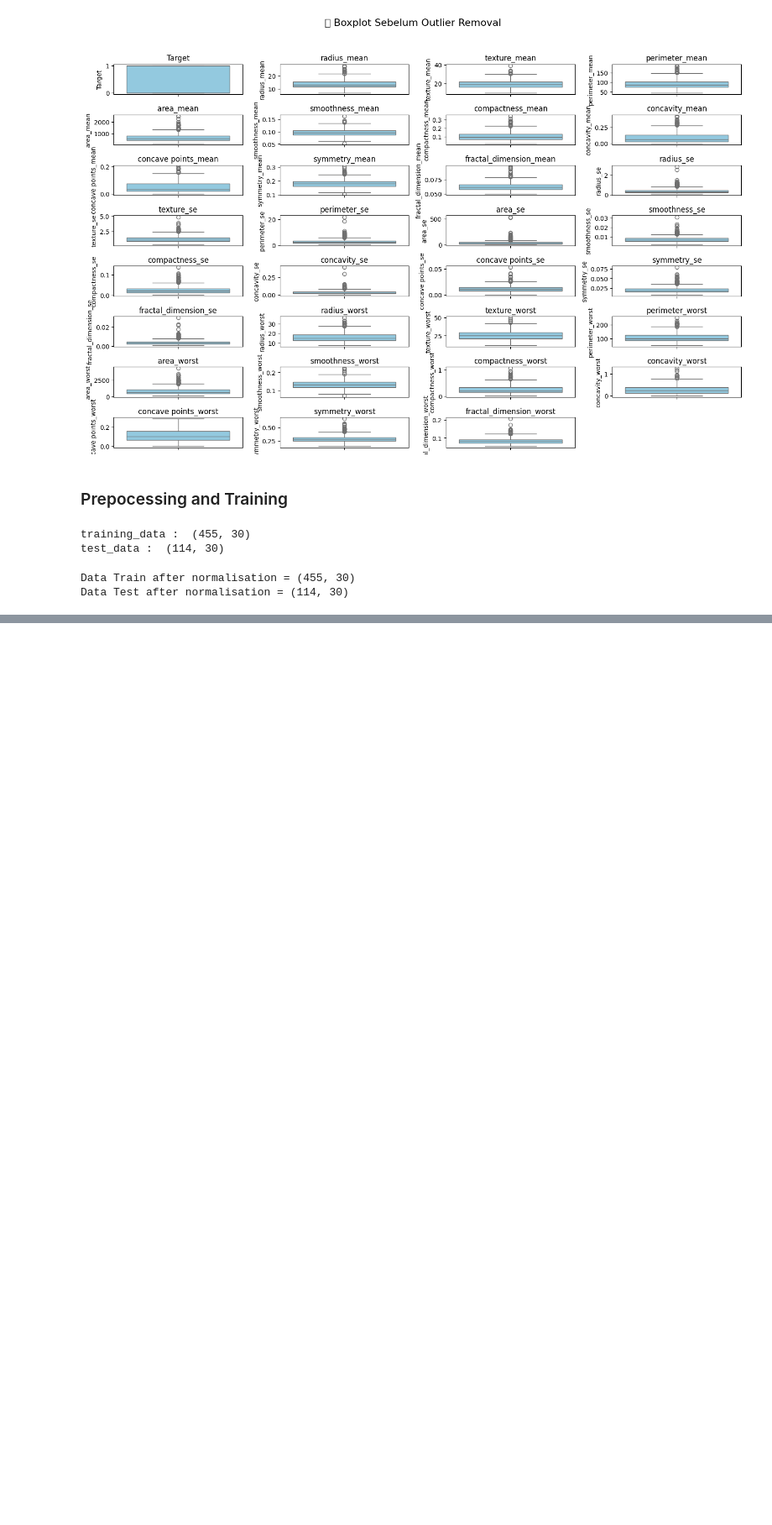
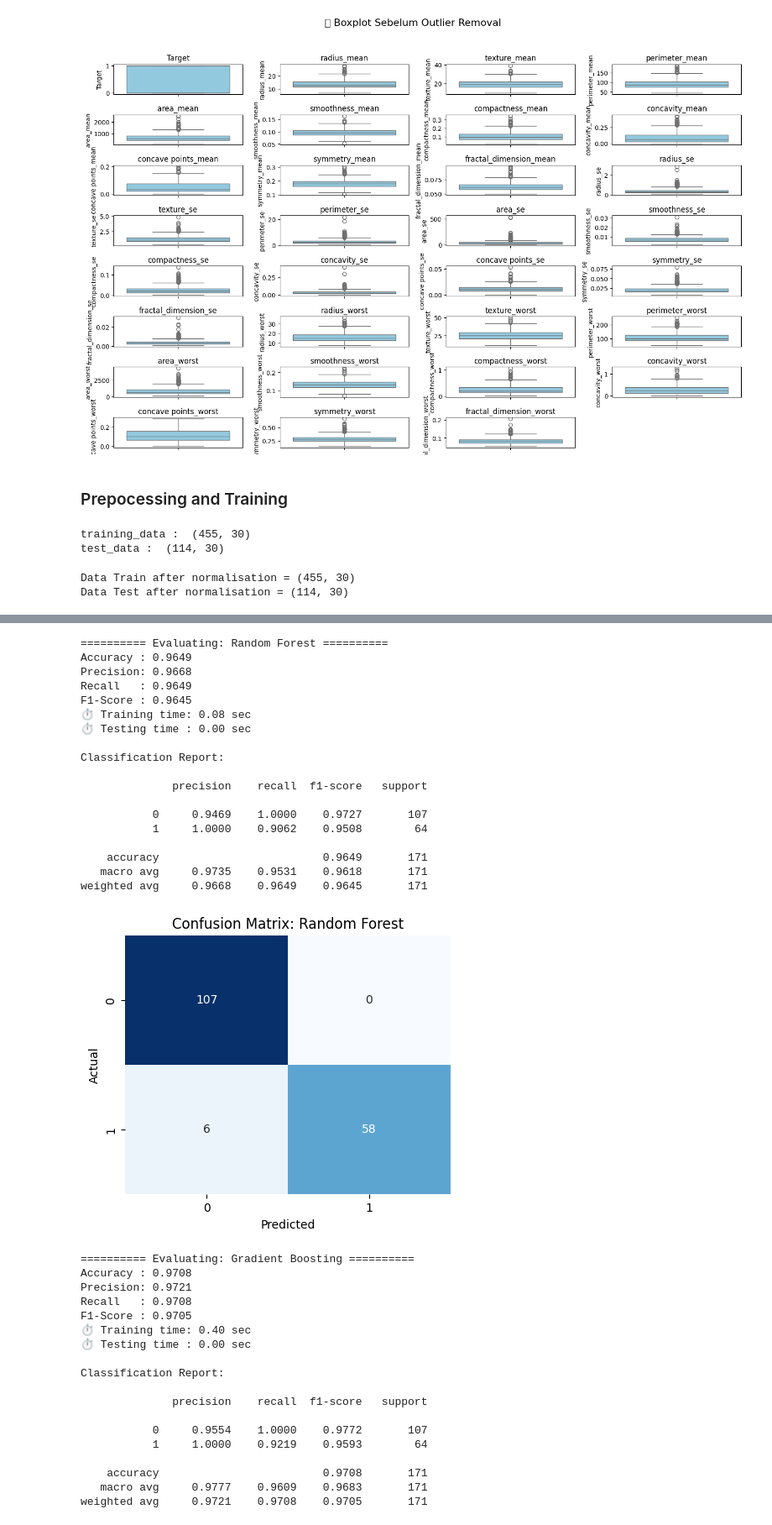
Before and after one commit to muhammadzuama/RisetKK, a Jupyter notebook: pso/breast.ipynb, the cells around one changed output, grey strips where cells are left out. Shown at 84% size. Drawn from its saved outputs; the diff is of its cells as text; code cells hidden in the pictures; blank space fills up the shorter version.

```diff
--- a/pso/breast.ipynb
+++ b/pso/breast.ipynb
@@ -505,0 +508,9 @@ weighted avg     0.9737    0.9737    0.9736       114
+# %%
+from sklearn.model_selection import train_test_split
+# Split data
+X_train_1, X_test_1, y_train_1, y_test_1 = train_test_split(
+    X, y, test_size=0.3, random_state=42, stratify=y
+)
+
+print("training_data : ", X_train_1.shape)
+print("test_data : ", X_test_1.shape)
@@ -505,0 +520,12 @@ weighted avg     0.9737    0.9737    0.9736       114
+# %%
+from sklearn.preprocessing import MinMaxScaler
+
+# Normalisasi 70:30
+scaler_70 = MinMaxScaler()
+X_train_scaled_70 = scaler_70.fit_transform(X_train_1)
+X_test_scaled_70 = scaler_70.transform(X_test_1)
+
+
+
+print(f"Data Train after normalisation = {X_train_scaled_70.shape}")
+print(f"Data Test after normalisation = {X_test_scaled_70.shape}")
@@ -505,0 +535,4 @@ weighted avg     0.9737    0.9737    0.9736       114
+# %%
+selected_70 = run_pso_feature_selection(X_train_scaled_70, y_train_1, n_particles=20, iters=40)
+X_train_final_70 = X_train_scaled_70[:, selected_70]
+X_test_final_70 = X_test_scaled_70[:, selected_70]
@@ -505,0 +544,53 @@ weighted avg     0.9737    0.9737    0.9736       114
+# %%
+from sklearn.ensemble import RandomForestClassifier, GradientBoostingClassifier
+from sklearn.naive_bayes import GaussianNB
+from sklearn.svm import SVC
+
+models = [
+    ('Random Forest', RandomForestClassifier(n_estimators=100, random_state=42)),
+    ('Gradient Boosting', GradientBoostingClassifier(n_estimators=200, learning_rate=0.1, max_depth=3, random_state=42)),
+    ('Naive Bayes', GaussianNB()),
+    ('SVM', SVC(kernel='rbf', C=1.0, gamma='scale', random_state=42))
+]
+
+results_df = evaluate_models(models, X_train_final_70, X_test_final_70, y_train_1, y_test_1)
+print("\n✅ Summary of all models:\n")
+print(results_df)
+# %% [output]
+========== Evaluating: Random Forest ==========
+Accuracy : 0.9649
+Precision: 0.9668
+Recall   : 0.9649
+F1-Score : 0.9645
+⏱ Training time: 0.08 sec
+⏱ Testing time : 0.00 sec
+
+Classification Report:
+
+              precision    recall  f1-score   support
+
+           0     0.9469    1.0000    0.9727       107
+           1     1.0000    0.9062    0.9508        64
+
+    accuracy                         0.9649       171
+   macro avg     0.9735    0.9531    0.9618       171
+weighted avg     0.9668    0.9649    0.9645       171
+[figure, added]
+========== Evaluating: Gradient Boosting ==========
+Accuracy : 0.9708
+Precision: 0.9721
+Recall   : 0.9708
+F1-Score : 0.9705
+⏱ Training time: 0.40 sec
+⏱ Testing time : 0.00 sec
+
+Classification Report:
+
+              precision    recall  f1-score   support
+
+           0     0.9554    1.0000    0.9772       107
+           1     1.0000    0.9219    0.9593        64
+
+    accuracy                         0.9708       171
+   macro avg     0.9777    0.9609    0.9683       171
+weighted avg     0.9721    0.9708    0.9705       171
```
Also changed, not shown: parts of 11 cells of this notebook, 1 other file.
